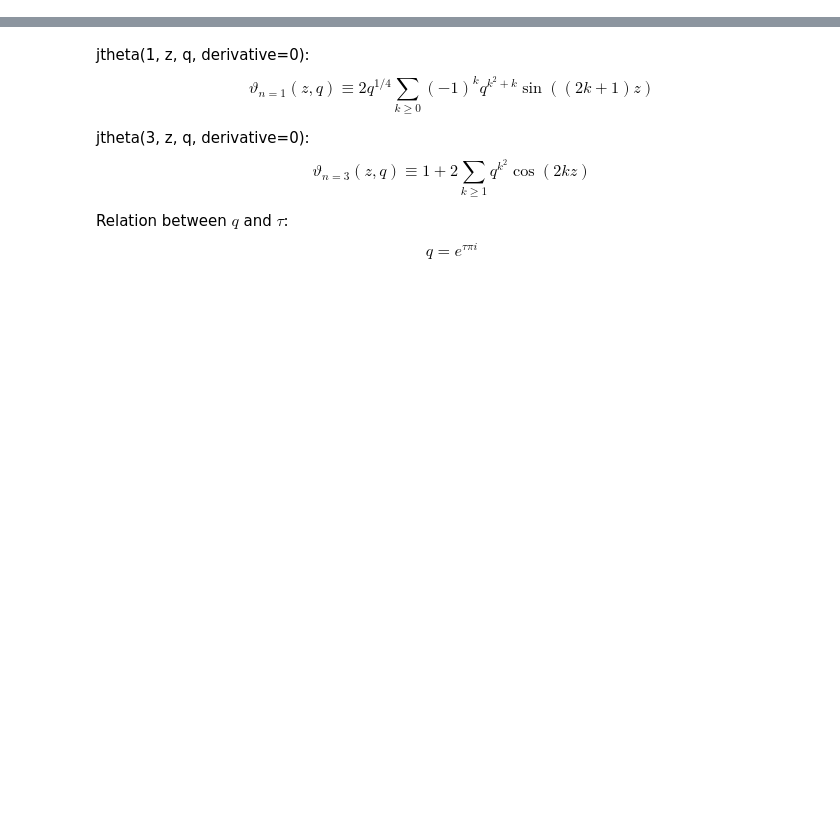
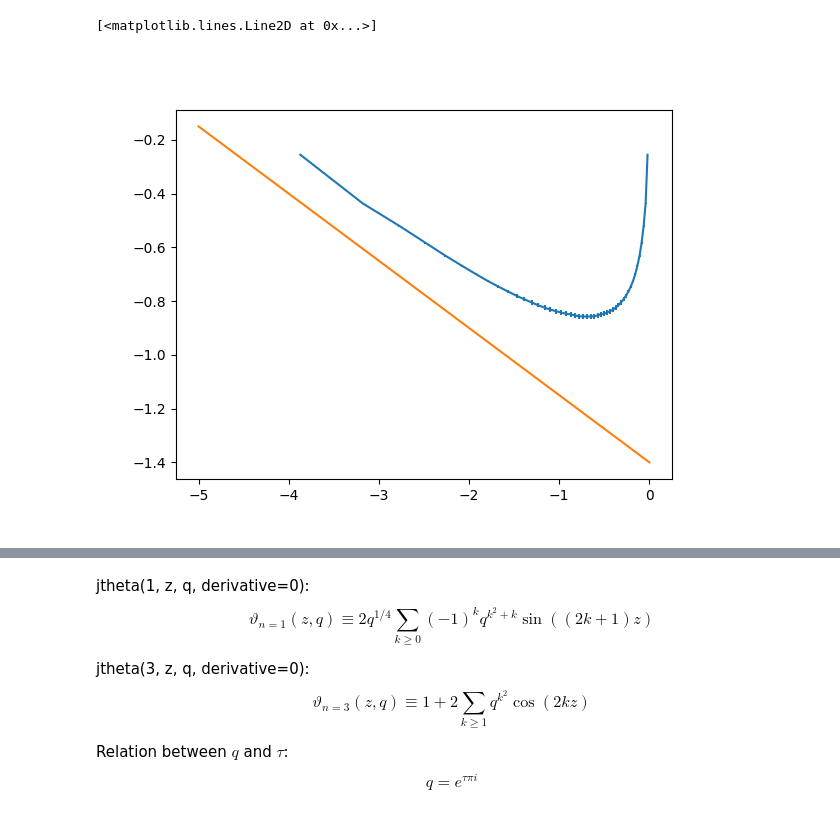
Before and after one commit to nobuyukimatsumoto68/hex, a Jupyter notebook: analysis.ipynb, the cells around one changed output, grey strips where cells are left out. Cells and saved outputs as stored; diff of their text form; code cells hidden in the pictures; blank space fills up the shorter version.

```diff
--- a/analysis.ipynb
+++ b/analysis.ipynb
@@ -402,0 +370,17 @@ format_print(jk.mean(), jk.err())
+# %%
+t = 0
+
+yt = ss1[t*Lx:(t+1)*Lx]
+
+# fac = 4.05
+# fac = 0.29
+# %%
+plt.close()
+plt.errorbar( np.log(yt.T[0]/Lx), np.log( yt.T[2]), np.abs(yt.T[3]/yt.T[2]), label="numeric" )
+
+x = np.arange(-5, 1)
+y = -1.4 - 1.0/4.0 * x
+plt.plot( x, y )
+# %% [output]
+[<matplotlib.lines.Line2D at 0x...>]
+[figure, added]
```
Also changed, not shown: parts of 63 cells of this notebook, 2 other files.
